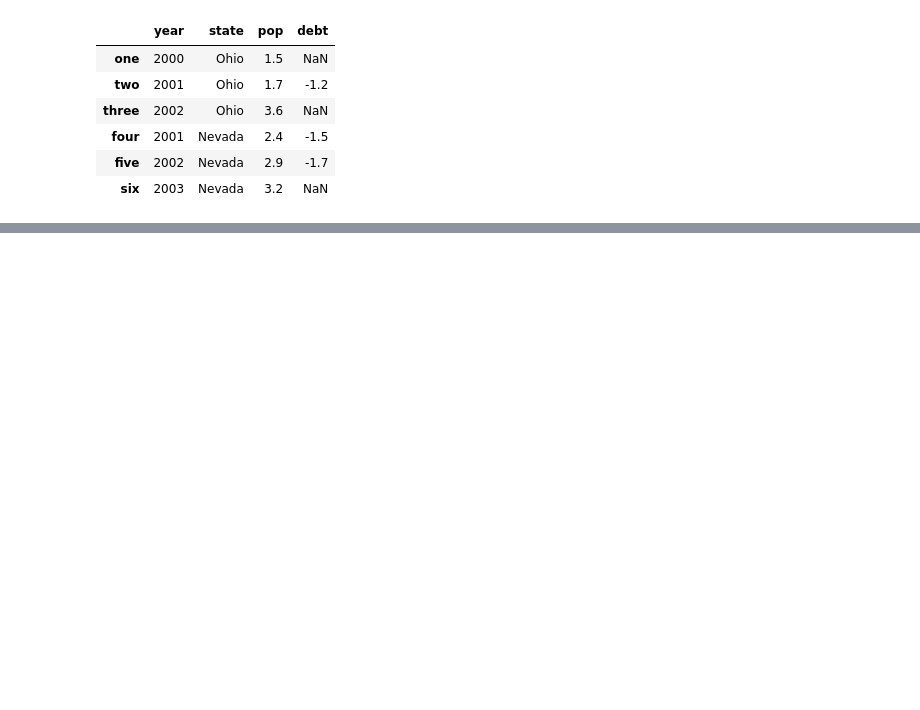
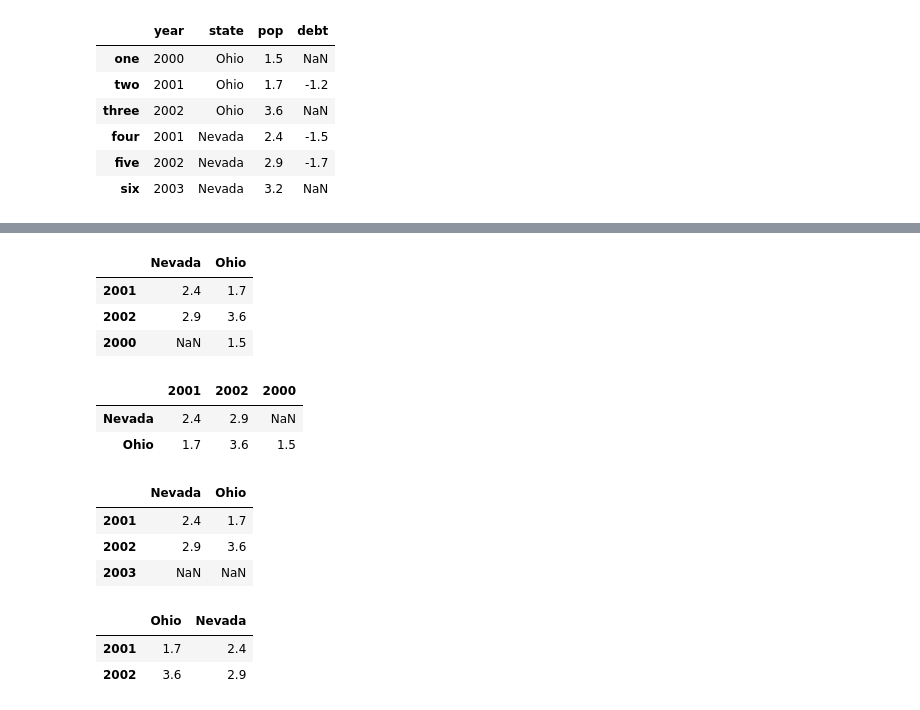
Before and after one commit to omsouravsharma/Python_for_Data_Analysis, a Jupyter notebook: Chapter 5.ipynb, the cells around one changed output, grey strips where cells are left out. Drawn from its saved outputs; the diff is of its cells as text; code cells hidden in the pictures; blank space fills up the shorter version.

```diff
--- a/Chapter 5.ipynb
+++ b/Chapter 5.ipynb
@@ -334,0 +360,20 @@ frame2
+# %%
+frame3
+# %% [output]
+|  | Nevada | Ohio |
+| 2001 | 2.4 | 1.7 |
+| 2002 | 2.9 | 3.6 |
+| 2000 | NaN | 1.5 |
+# %%
+frame3.T
+# %% [output]
+|  | 2001 | 2002 | 2000 |
+| Nevada | 2.4 | 2.9 | NaN |
+| Ohio | 1.7 | 3.6 | 1.5 |
+# %%
+pd.DataFrame(pop, index=[2001,2002,2003])
+# %% [output]
+|  | Nevada | Ohio |
+| 2001 | 2.4 | 1.7 |
+| 2002 | 2.9 | 3.6 |
+| 2003 | NaN | NaN |
@@ -334,0 +383,6 @@ frame2
+# %%
+pd.DataFrame(pdata)
+# %% [output]
+|  | Ohio | Nevada |
+| 2001 | 1.7 | 2.4 |
+| 2002 | 3.6 | 2.9 |
```
Also changed, not shown: parts of 23 cells of this notebook, 2 other files.
